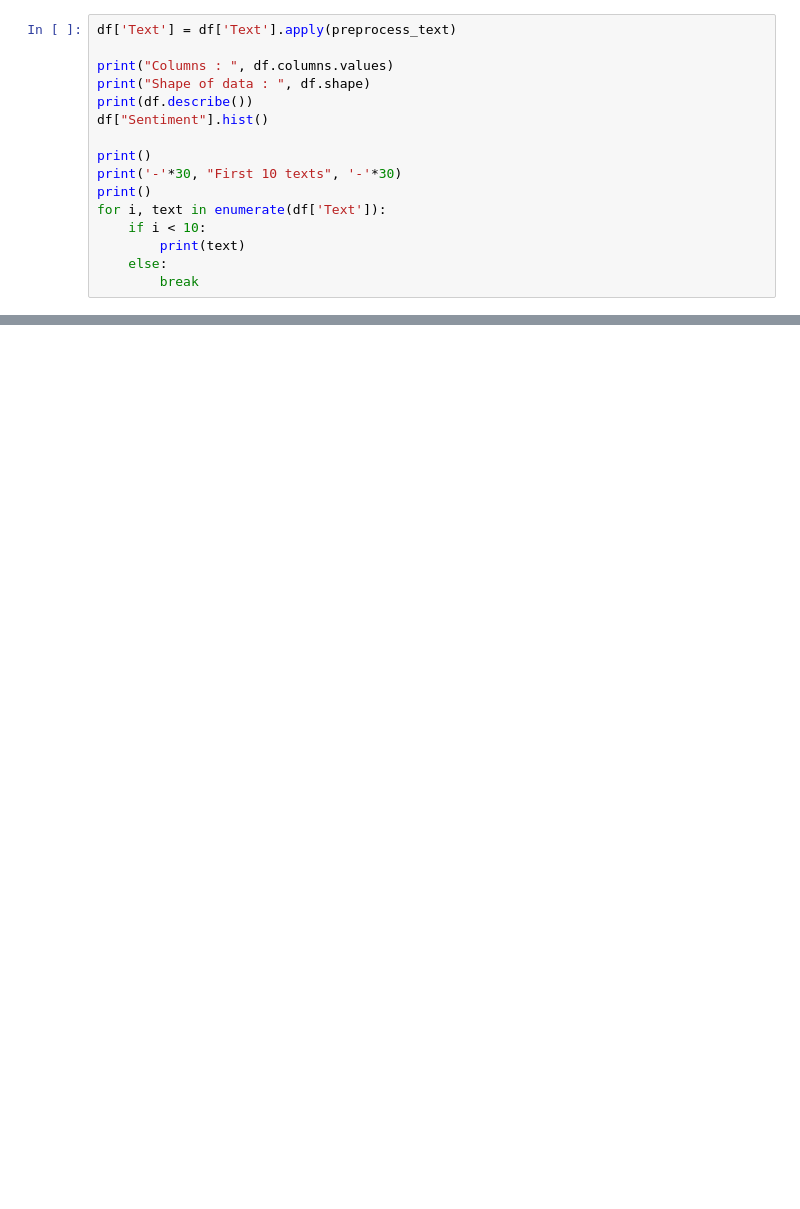
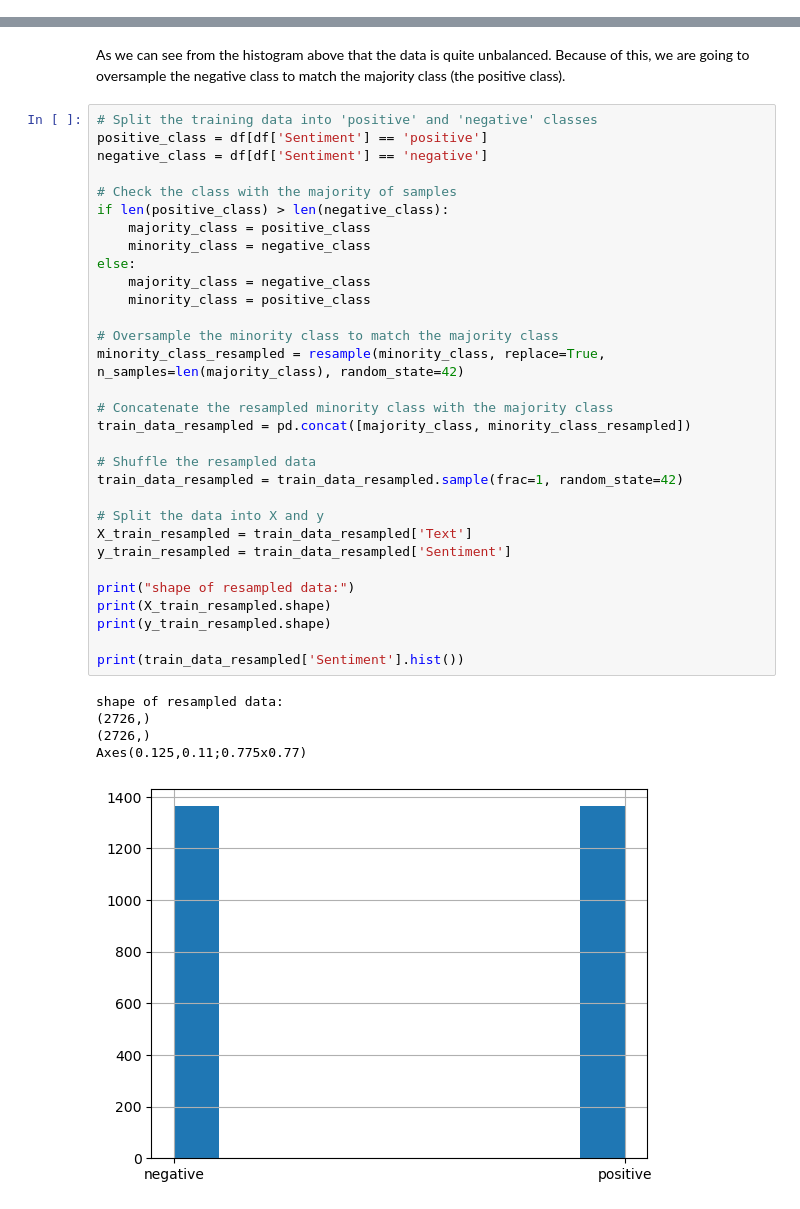
Before and after one commit to olli-suoniemi/sentiment-analysis, a Jupyter notebook: Appendices.ipynb, the cells around one changed output, grey strips where cells are left out. Drawn from its saved outputs; the diff is of its cells as text; blank space fills up the shorter version.

```diff
--- a/Appendices.ipynb
+++ b/Appendices.ipynb
@@ -56,16 +0,0 @@ def preprocess_text(text):
-# %%
-df['Text'] = df['Text'].apply(preprocess_text)
-
-print("Columns : ", df.columns.values)
-print("Shape of data : ", df.shape)
-print(df.describe())
-df["Sentiment"].hist()
-
-print()
-print('-'*30, "First 10 texts", '-'*30)
-print()
-for i, text in enumerate(df['Text']):
-    if i < 10:
-        print(text)
-    else:
-        break
@@ -256,0 +109,40 @@ ValueError: Found input variables with inconsistent numbers of samples: [1770, 1
+# %% [markdown]
+As we can see from the histogram above that the data is quite unbalanced. Because of this, we are going to oversample
+the negative class to match the majority class (the positive class).
+# %%
+# Split the training data into 'positive' and 'negative' classes
+positive_class = df[df['Sentiment'] == 'positive']
+negative_class = df[df['Sentiment'] == 'negative']
+
+# Check the class with the majority of samples
+if len(positive_class) > len(negative_class):
+    majority_class = positive_class
+    minority_class = negative_class
+else:
+    majority_class = negative_class
+    minority_class = positive_class
+
+# Oversample the minority class to match the majority class
+minority_class_resampled = resample(minority_class, replace=True, n_samples=len(majority_class), random_state=42)
+
+# Concatenate the resampled minority class with the majority class
+train_data_resampled = pd.concat([majority_class, minority_class_resampled])
+
+# Shuffle the resampled data
+train_data_resampled = train_data_resampled.sample(frac=1, random_state=42)
+
+# Split the data into X and y
+X_train_resampled = train_data_resampled['Text']
+y_train_resampled = train_data_resampled['Sentiment']
+
+print("shape of resampled data:")
+print(X_train_resampled.shape)
+print(y_train_resampled.shape)
+
+print(train_data_resampled['Sentiment'].hist())
+# %% [output]
+shape of resampled data:
+(2726,)
+(2726,)
+Axes(0.125,0.11;0.775x0.77)
+[figure, added]
```
Also changed, not shown: parts of 38 cells of this notebook.
